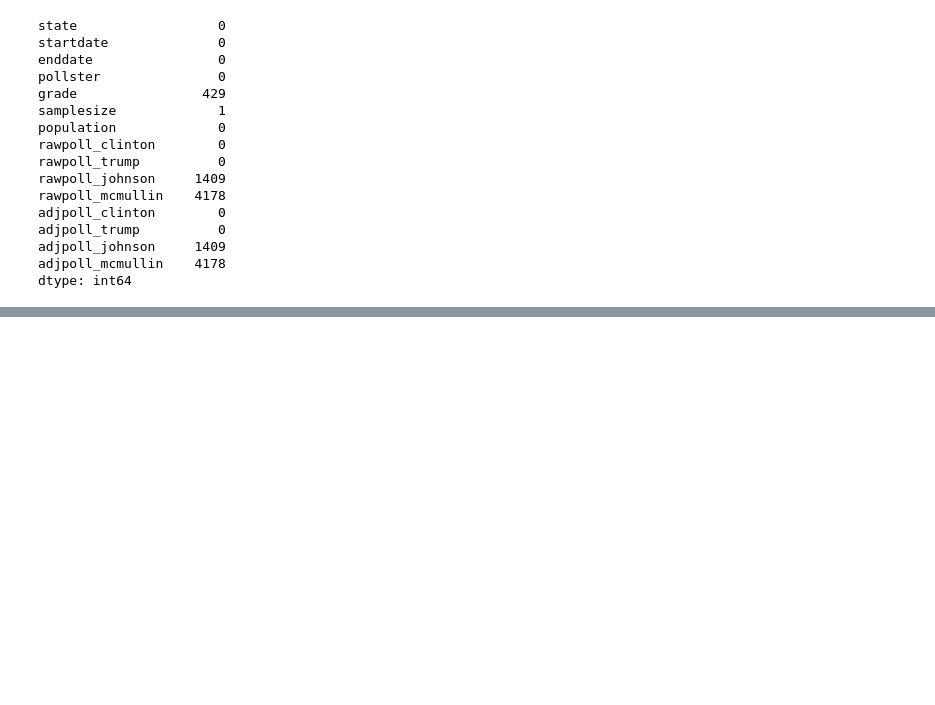
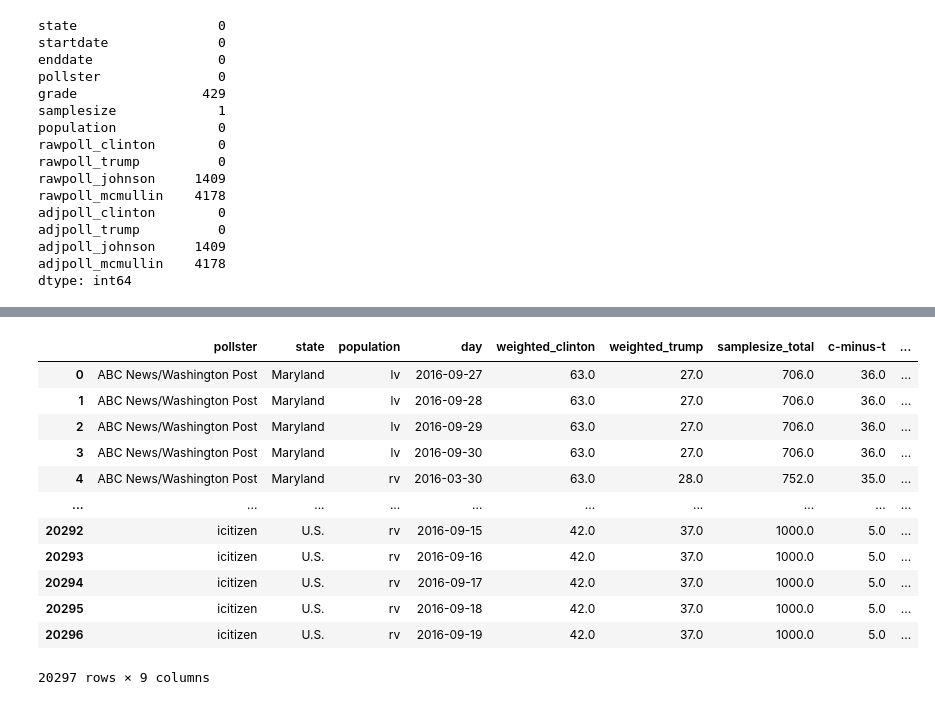
Before and after one commit to mairihallman/MAT-4376E-F24, a Jupyter notebook: 1-data-visualization/data_cleaning.ipynb, the cells around one changed output, grey strips where cells are left out. Drawn from its saved outputs; the diff is of its cells as text; code cells hidden in the pictures; blank space fills up the shorter version.

```diff
--- a/1-data-visualization/data_cleaning.ipynb
+++ b/1-data-visualization/data_cleaning.ipynb
@@ -156,3 +177,21 @@ df_agg
+# %%
+grades = pd.Series(df.grade.values,index=df.pollster).to_dict()
+df_agg['grade'] = df['pollster'].map(grades)
+df_agg
+# %% [output]
+|  | pollster | state | population | day | weighted_clinton | weighted_trump | samplesize_total | c-minus-t | ... |
+| 0 | ABC News/Washington Post | Maryland | lv | 2016-09-27 | 63.0 | 27.0 | 706.0 | 36.0 | ... |
+| 1 | ABC News/Washington Post | Maryland | lv | 2016-09-28 | 63.0 | 27.0 | 706.0 | 36.0 | ... |
+| 2 | ABC News/Washington Post | Maryland | lv | 2016-09-29 | 63.0 | 27.0 | 706.0 | 36.0 | ... |
+| 3 | ABC News/Washington Post | Maryland | lv | 2016-09-30 | 63.0 | 27.0 | 706.0 | 36.0 | ... |
+| 4 | ABC News/Washington Post | Maryland | rv | 2016-03-30 | 63.0 | 28.0 | 752.0 | 35.0 | ... |
+| ... | ... | ... | ... | ... | ... | ... | ... | ... | ... |
+| 20292 | icitizen | U.S. | rv | 2016-09-15 | 42.0 | 37.0 | 1000.0 | 5.0 | ... |
+| 20293 | icitizen | U.S. | rv | 2016-09-16 | 42.0 | 37.0 | 1000.0 | 5.0 | ... |
+| 20294 | icitizen | U.S. | rv | 2016-09-17 | 42.0 | 37.0 | 1000.0 | 5.0 | ... |
+| 20295 | icitizen | U.S. | rv | 2016-09-18 | 42.0 | 37.0 | 1000.0 | 5.0 | ... |
+| 20296 | icitizen | U.S. | rv | 2016-09-19 | 42.0 | 37.0 | 1000.0 | 5.0 | ... |
+20297 rows × 9 columns
 # %%
 df_agg.to_hdf('data-p1/agg_polls_by_day.h5', key='df', mode='w', format='t') # h5 format to preserve data types (categorical, datetime, etc)
 df_agg.to_csv('data-p1/agg_polls_by_day.csv', index=False) # csv format in case anyone wants to use
```
Also changed, not shown: parts of 9 cells of this notebook, 7 other files.
